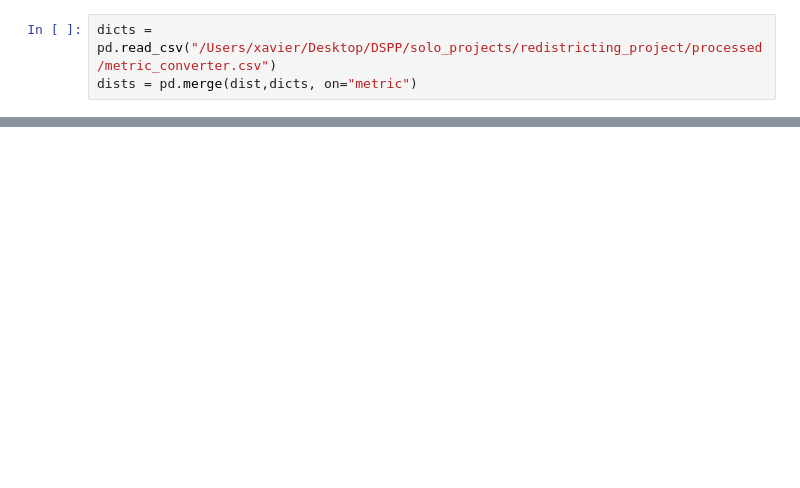
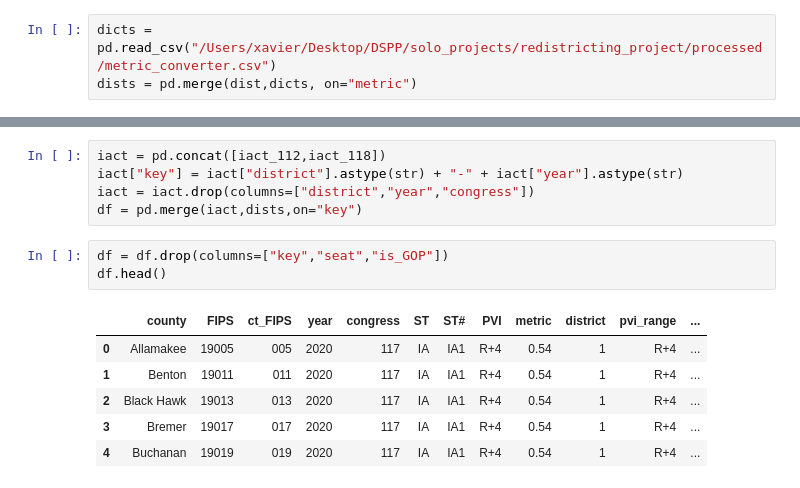
Before and after one commit to xadomatis/redistricting_project, a Jupyter notebook: cleaning/Iowa_Example.ipynb, the cells around one changed output, grey strips where cells are left out. Drawn from its saved outputs; the diff is of its cells as text; blank space fills up the shorter version.

```diff
--- a/cleaning/Iowa_Example.ipynb
+++ b/cleaning/Iowa_Example.ipynb
@@ -83,0 +119,15 @@ ia_cts.head()
+# %%
+iact = pd.concat([iact_112,iact_118])
+iact["key"] = iact["district"].astype(str) + "-" + iact["year"].astype(str)
+iact = iact.drop(columns=["district","year","congress"])
+df = pd.merge(iact,dists,on="key")
+# %%
+df = df.drop(columns=["key","seat","is_GOP"])
+df.head()
+# %% [output]
+|  | county | FIPS | ct_FIPS | year | congress | ST | ST# | PVI | metric | district | pvi_range | ... |
+| 0 | Allamakee | 19005 | 005 | 2020 | 117 | IA | IA1 | R+4 | 0.54 | 1 | R+4 | ... |
+| 1 | Benton | 19011 | 011 | 2020 | 117 | IA | IA1 | R+4 | 0.54 | 1 | R+4 | ... |
+| 2 | Black Hawk | 19013 | 013 | 2020 | 117 | IA | IA1 | R+4 | 0.54 | 1 | R+4 | ... |
+| 3 | Bremer | 19017 | 017 | 2020 | 117 | IA | IA1 | R+4 | 0.54 | 1 | R+4 | ... |
+| 4 | Buchanan | 19019 | 019 | 2020 | 117 | IA | IA1 | R+4 | 0.54 | 1 | R+4 | ... |
```
Also changed, not shown: parts of 10 cells of this notebook, 15 other files.
